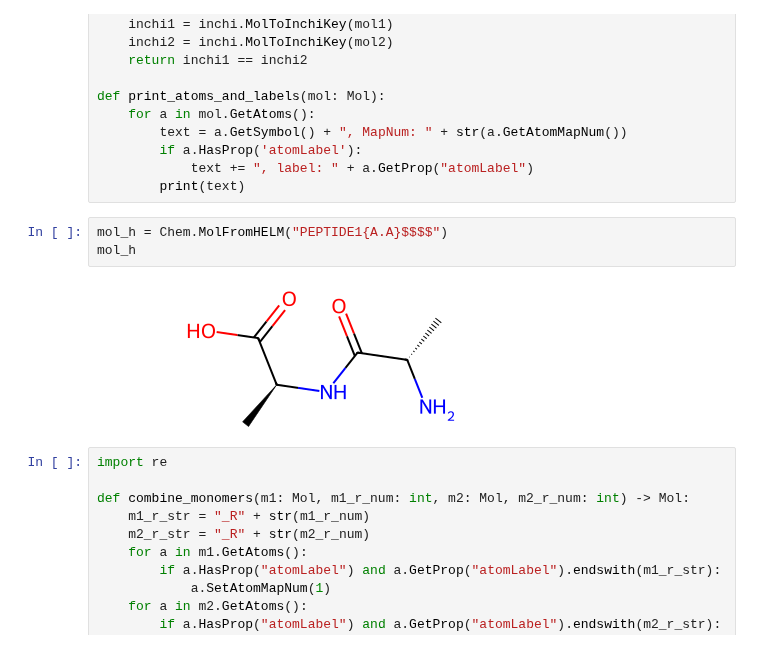
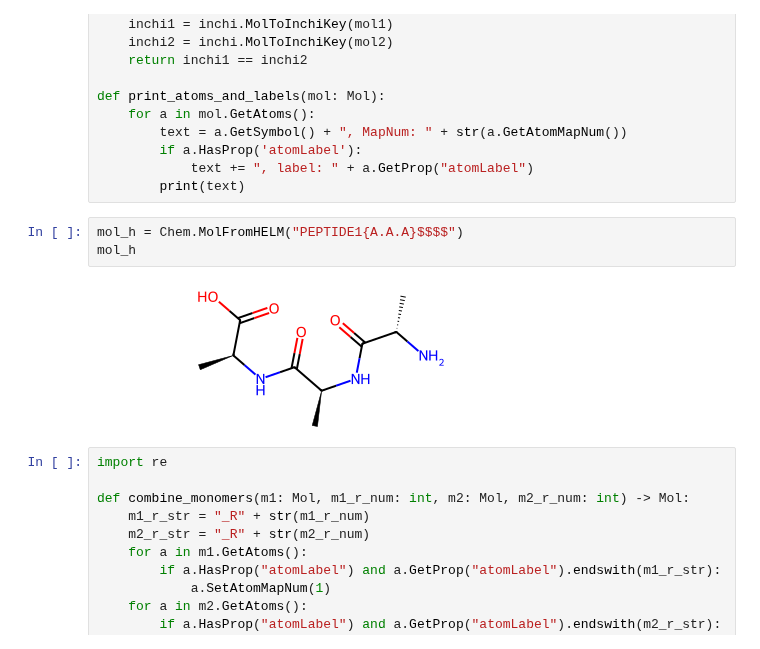
Before and after one commit to molecule-generator-collection/ChemTSv3, a Jupyter notebook: sandbox/translation_scratch.ipynb, the cells around one changed output. Cells and saved outputs as stored; diff of their text form.

```diff
--- a/sandbox/translation_scratch.ipynb
+++ b/sandbox/translation_scratch.ipynb
@@ -20,10 +20,10 @@ def print_atoms_and_labels(mol: Mol):
             text += ", label: " + a.GetProp("atomLabel")
         print(text)
 # %%
-mol_h = Chem.MolFromHELM("PEPTIDE1{A.A}$$$$")
+mol_h = Chem.MolFromHELM("PEPTIDE1{A.A.A}$$$$")
 mol_h
 # %% [output]
-[figure, old version]
+[figure, new version]
 # %%
 import re
 
```
Also changed, not shown: parts of 7 cells of this notebook, 2 other files.
